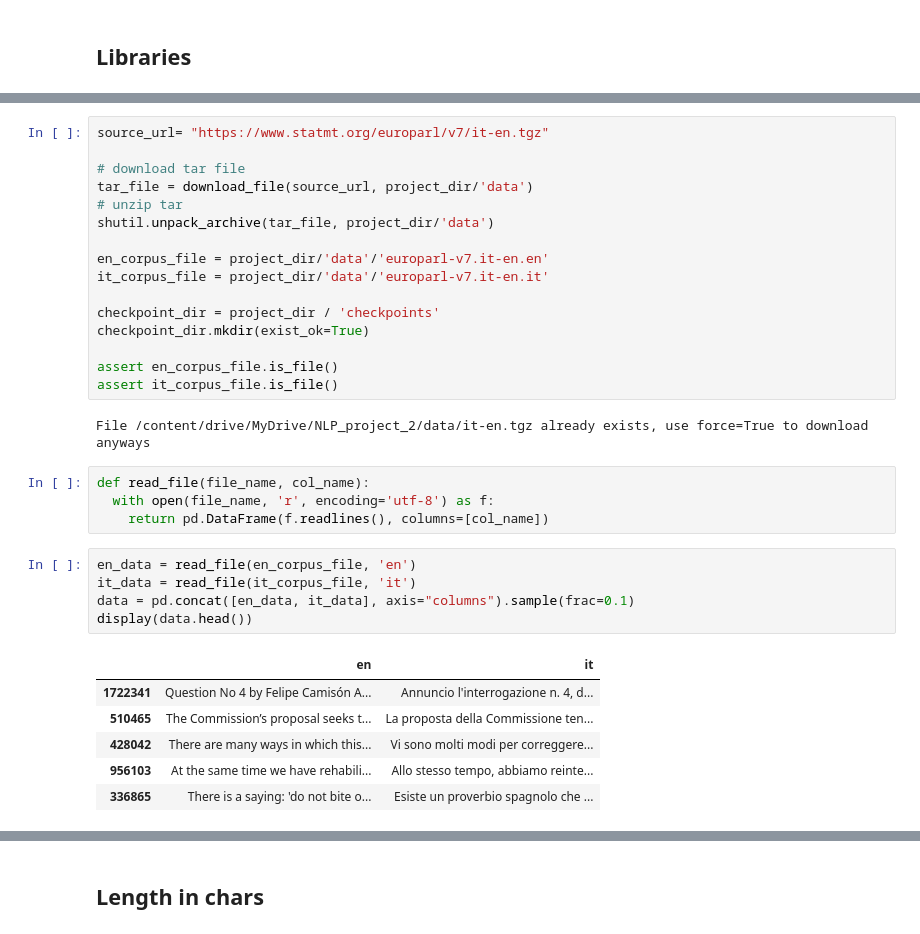
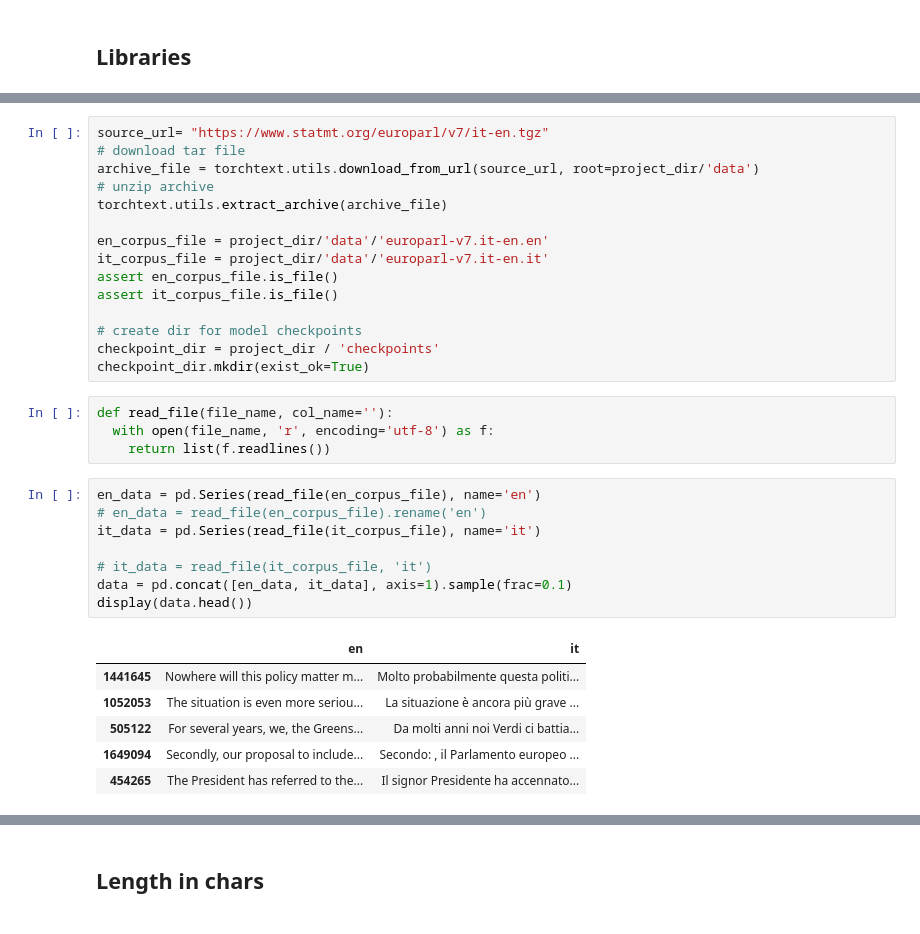
Before and after one commit to tobbber/nlp-project, a Jupyter notebook: NLP_project_2.ipynb, the cells around one changed output, grey strips where cells are left out. Drawn from its saved outputs; the diff is of its cells as text.

```diff
--- a/NLP_project_2.ipynb
+++ b/NLP_project_2.ipynb
@@ -71,35 +68,35 @@ def download_file(url, dest_dir, force=False):
 # %%
 source_url= "https://www.statmt.org/europarl/v7/it-en.tgz"
-
 # download tar file
-tar_file = download_file(source_url, project_dir/'data')
-# unzip tar
-shutil.unpack_archive(tar_file, project_dir/'data')
+archive_file = torchtext.utils.download_from_url(source_url, root=project_dir/'data')
+# unzip archive
+torchtext.utils.extract_archive(archive_file)
 
 en_corpus_file = project_dir/'data'/'europarl-v7.it-en.en'
 it_corpus_file = project_dir/'data'/'europarl-v7.it-en.it'
+assert en_corpus_file.is_file()
+assert it_corpus_file.is_file()
 
+# create dir for model checkpoints
 checkpoint_dir = project_dir / 'checkpoints'
 checkpoint_dir.mkdir(exist_ok=True)
-
-assert en_corpus_file.is_file()
-assert it_corpus_file.is_file()
-# %% [output]
-File /content/drive/MyDrive/NLP_project_2/data/it-en.tgz already exists, use force=True to download anyways
 # %%
-def read_file(file_name, col_name):
+def read_file(file_name, col_name=''):
   with open(file_name, 'r', encoding='utf-8') as f:
-    return pd.DataFrame(f.readlines(), columns=[col_name])
+    return list(f.readlines())
 # %%
-en_data = read_file(en_corpus_file, 'en')
-it_data = read_file(it_corpus_file, 'it')
-data = pd.concat([en_data, it_data], axis="columns").sample(frac=0.1)
+en_data = pd.Series(read_file(en_corpus_file), name='en')
+# en_data = read_file(en_corpus_file).rename('en')
+it_data = pd.Series(read_file(it_corpus_file), name='it')
+
+# it_data = read_file(it_corpus_file, 'it')
+data = pd.concat([en_data, it_data], axis=1).sample(frac=0.1)
 display(data.head())
 # %% [output]
 |  | en | it |
-| 1722341 | Question No 4 by Felipe Camisón A... | Annuncio l'interrogazione n. 4, d... |
-| 510465 | The Commission’s proposal seeks t... | La proposta della Commissione ten... |
-| 428042 | There are many ways in which this... | Vi sono molti modi per correggere... |
-| 956103 | At the same time we have rehabili... | Allo stesso tempo, abbiamo reinte... |
-| 336865 | There is a saying: 'do not bite o... | Esiste un proverbio spagnolo che ... |
+| 1441645 | Nowhere will this policy matter m... | Molto probabilmente questa politi... |
+| 1052053 | The situation is even more seriou... | La situazione è ancora più grave ... |
+| 505122 | For several years, we, the Greens... | Da molti anni noi Verdi ci battia... |
+| 1649094 | Secondly, our proposal to include... | Secondo: , il Parlamento europeo ... |
+| 454265 | The President has referred to the... | Il signor Presidente ha accennato... |
 # %% [markdown]
```
Also changed, not shown: parts of 93 cells of this notebook.
